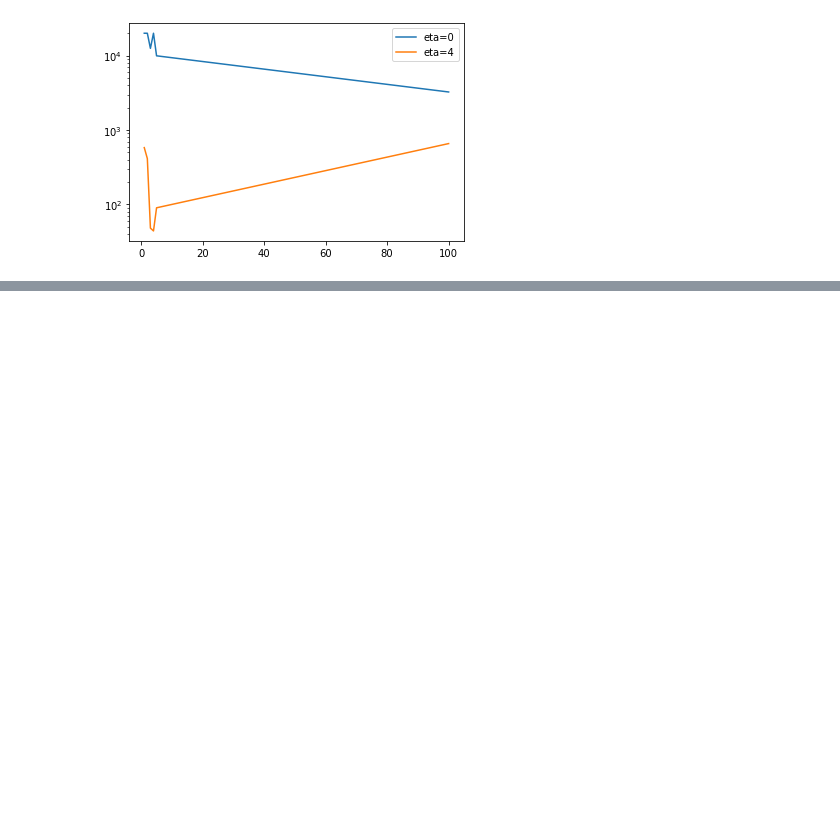
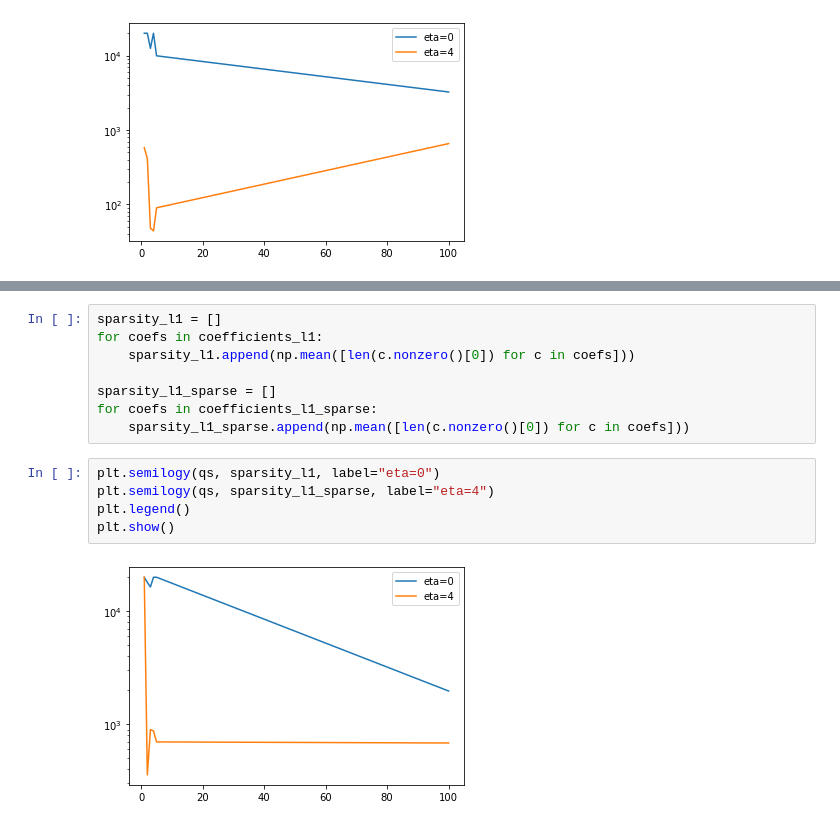
Before and after one commit to rhshi/sparse-rf, a Jupyter notebook: examples/sparsity.ipynb, the cells around one changed output, grey strips where cells are left out. Saved outputs shown, nothing was run; the diff lists cells and outputs as text; blank space fills up the shorter version.

Commit message:
sparsity fn6

```diff
--- a/examples/sparsity.ipynb
+++ b/examples/sparsity.ipynb
@@ -109,0 +185,15 @@ plt.show()
+# %%
+sparsity_l1 = []
+for coefs in coefficients_l1:
+    sparsity_l1.append(np.mean([len(c.nonzero()[0]) for c in coefs]))
+
+sparsity_l1_sparse = []
+for coefs in coefficients_l1_sparse:
+    sparsity_l1_sparse.append(np.mean([len(c.nonzero()[0]) for c in coefs]))
+# %%
+plt.semilogy(qs, sparsity_l1, label="eta=0")
+plt.semilogy(qs, sparsity_l1_sparse, label="eta=4")
+plt.legend()
+plt.show()
+# %% [output]
+[figure, added]
```
Also changed, not shown: parts of 2 cells of this notebook.
